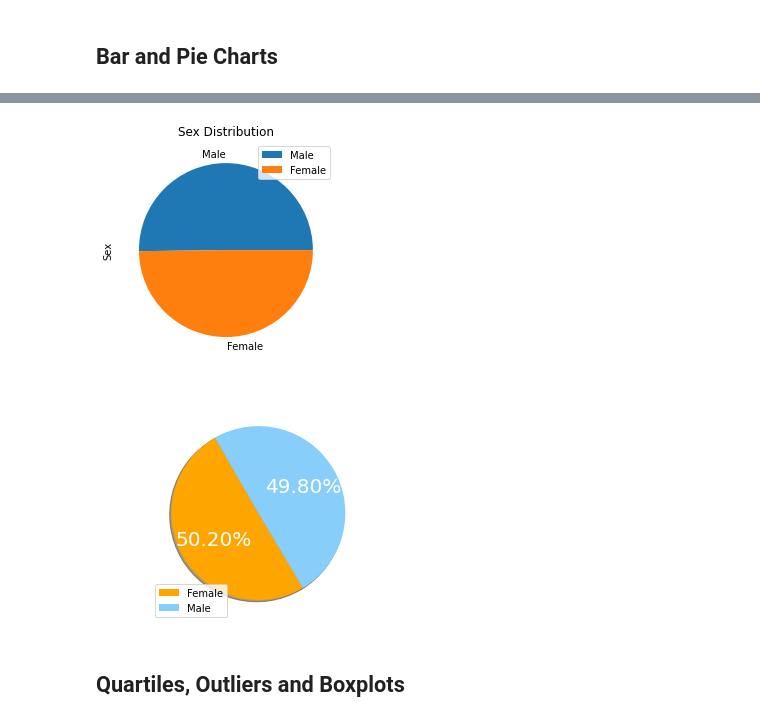
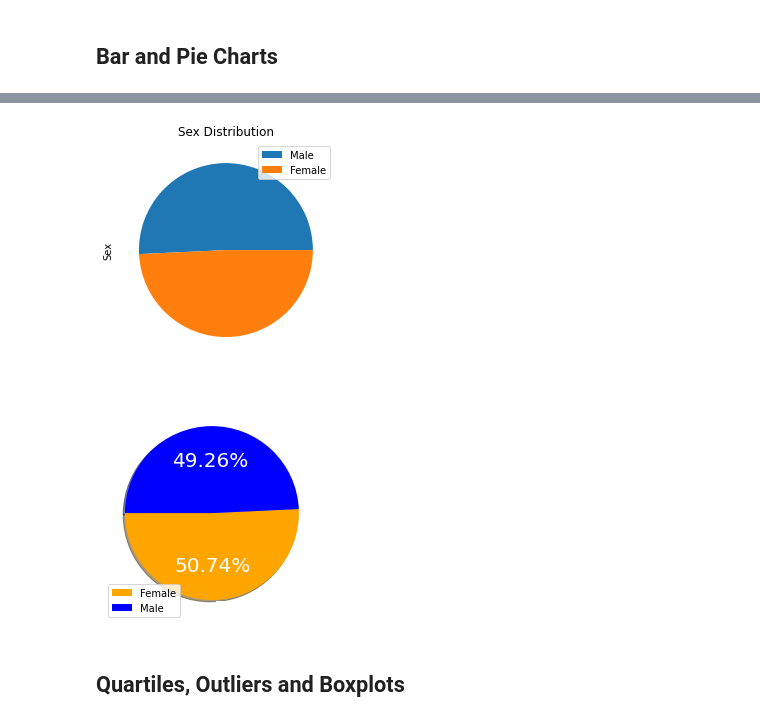
Before and after one commit to pramodphilip/matplotlib-challenge, a Jupyter notebook: Pymaceuticals/pymaceuticals_PPhilip.ipynb, the cells around one changed output, grey strips where cells are left out. Cells and saved outputs as stored; diff of their text form; code cells hidden in the pictures.

```diff
--- a/Pymaceuticals/pymaceuticals_PPhilip.ipynb
+++ b/Pymaceuticals/pymaceuticals_PPhilip.ipynb
@@ -82,7 +102,7 @@ dupli_mice_2
 1644 rows × 8 columns
 # %%
 # Create a clean DataFrame by dropping the duplicate mouse by its ID.
-mouse_df_2 = mouse_df.drop_duplicates(subset=['Mouse ID'],keep='last')
+mouse_df_2 = mouse_df.drop_duplicates(['Mouse ID','Timepoint'],keep='first')
 mouse_df_2
 # %% [output]
 |  | Mouse ID | Drug Regimen | Sex | Age_months | Weight (g) | Timepoint | Tumor Volume (mm3) | ... |
@@ -211,22 +220,22 @@ Name: Drug Regimen, dtype: int64
 # %%
 # Generate a pie plot showing the distribution of female versus male mice using pandas
 mouse_gen = mouse_df_2['Sex'].value_counts()
-mouse_gen_pie = mouse_gen.plot(kind='pie',title='Sex Distribution',legend=True)
+mouse_gen_pie = mouse_gen.plot.pie(title='Sex Distribution',legend=True,textprops={'color':'w','size':20})
 # %% [output]
-[figure, old version]
+[figure, new version]
 # %%
 # Generate a pie plot showing the distribution of female versus male mice using pyplot
 labels = ['Female','Male']
 sizes = mouse_gen
-colors = ['orange','lightskyblue']
+colors = ['orange','blue']
 
-plt.pie(sizes,labels=labels,colors=colors,shadow=True,startangle=120,
+plt.pie(sizes,labels=labels,colors=colors,shadow=True,startangle=180,
         autopct="%1.2f%%",textprops={'color':"w", 'size':20})
 plt.title('Sex Distribution',fontdict={'color':'white'})
 plt.legend(labels,loc=3)
 plt.show()
 # %% [output]
-[figure, old version]
+[figure, new version]
 # %% [markdown]
 ## Quartiles, Outliers and Boxplots
 # %%
```
Also changed, not shown: parts of 13 cells of this notebook.
